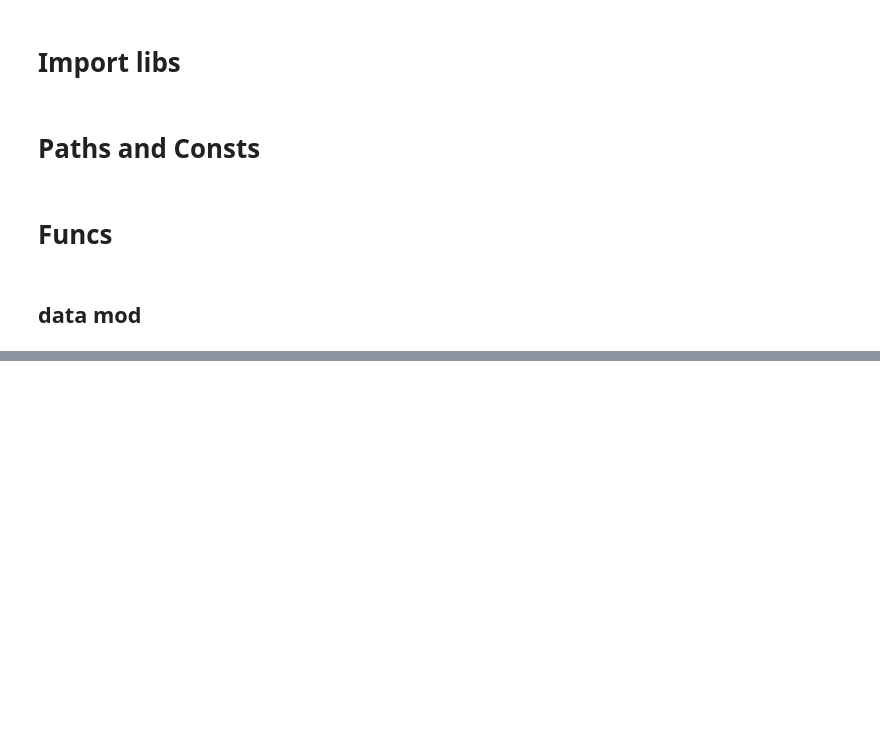
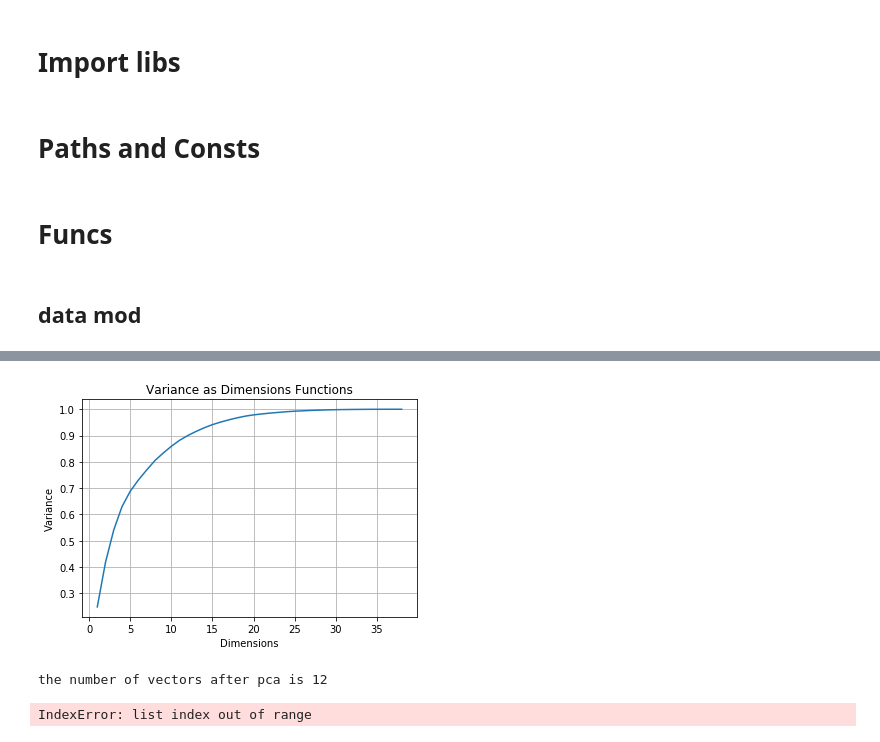
Before and after one commit to MtheEPIC/DataImaging, a Jupyter notebook: Hand_gestures.ipynb, the cells around one changed output, grey strips where cells are left out. Drawn from its saved outputs; the diff is of its cells as text; code cells hidden in the pictures; blank space fills up the shorter version.

```diff
--- a/Hand_gestures.ipynb
+++ b/Hand_gestures.ipynb
@@ -307,0 +228,3 @@ df3
+# %%
+train_df.drop(['Hand Type Left', 'Hand Type Right'], axis=1, inplace=True)
+test_df.drop(['Hand Type Left', 'Hand Type Right'], axis=1, inplace=True)
@@ -307,0 +251,25 @@ df3
+# %%
+train_df = train_df.sample(frac=1, random_state=0).reset_index(drop=True)
+test_df = test_df.sample(frac=1, random_state=0).reset_index(drop=True)
+# %%
+X = train_df.iloc[:, :-1]
+y = train_df.iloc[:, -1]
+X_val = test_df.iloc[:, :-1]
+y_val = test_df.iloc[:, -1]
+# %%
+from sklearn import preprocessing
+mm_scaler = preprocessing.MinMaxScaler()
+X_train_minmax = mm_scaler.fit_transform(X)
+tmp = mm_scaler.transform(X)
+tmpdf = pd.DataFrame(tmp)
+# tmpdf = tmpdf.rename(columns=(np.arange(1, 22)))
+for i in range(tmpdf.shape[1]):
+    tmpdf.rename(columns={i: X.columns[i]}, inplace=True)
+X = tmpdf
+tmp = mm_scaler.transform(X_val)
+tmpdf = pd.DataFrame(tmp)
+# tmpdf = tmpdf.rename(columns=(np.arange(1, 22)))
+for i in range(tmpdf.shape[1]):
+    tmpdf.rename(columns={i: X_val.columns[i]}, inplace=True)
+X_val = tmpdf
+X
@@ -307,0 +292,46 @@ df3
+# %%
+pca = PCA(random_state=0)
+pca.fit(X)
+cumsum = np.cumsum(pca.explained_variance_ratio_)
+x = np.arange(1, len(cumsum)+1)
+plt.plot(x, cumsum)
+plt.grid(True)
+plt.title('Variance as Dimensions Functions')
+plt.xlabel('Dimensions')
+plt.ylabel('Variance')
+plt.show()
+# %% [output]
+[figure, added]
+# %%
+pca = PCA(random_state=0, n_components=0.90)
+pca.fit(X_train)
+X_train_pca = pca.transform(X_train)
+X_test_pca = pca.transform(X_test)
+X_val_pca = pca.transform(X_val)
+d = len(pca.singular_values_)
+print('the number of vectors after pca is {}'.format(d))
+# %% [output]
+the number of vectors after pca is 12
+# %%
+# pca = PCA(n_components=2).fit(X_train)
+X_pc = pca.transform(X_train)
+
+# number of components
+n_pcs= pca.components_.shape[0]
+
+# get the index of the most important feature on EACH component
+# LIST COMPREHENSION HERE
+most_important = [np.abs(pca.components_[i]).argmax() for i in range(n_pcs)]
+
+initial_feature_names = ['a','b','c','d','e']
+# get the names
+most_important_names = [initial_feature_names[most_important[i]] for i in range(n_pcs)]
+
+# LIST COMPREHENSION HERE AGAIN
+dic = {'PC{}'.format(i): most_important_names[i] for i in range(n_pcs)}
+
+# build the dataframe
+df_pca = pd.DataFrame(dic.items())
+df_pca
+# %% [output]
+IndexError: list index out of range
```
Also changed, not shown: parts of 39 cells of this notebook.
